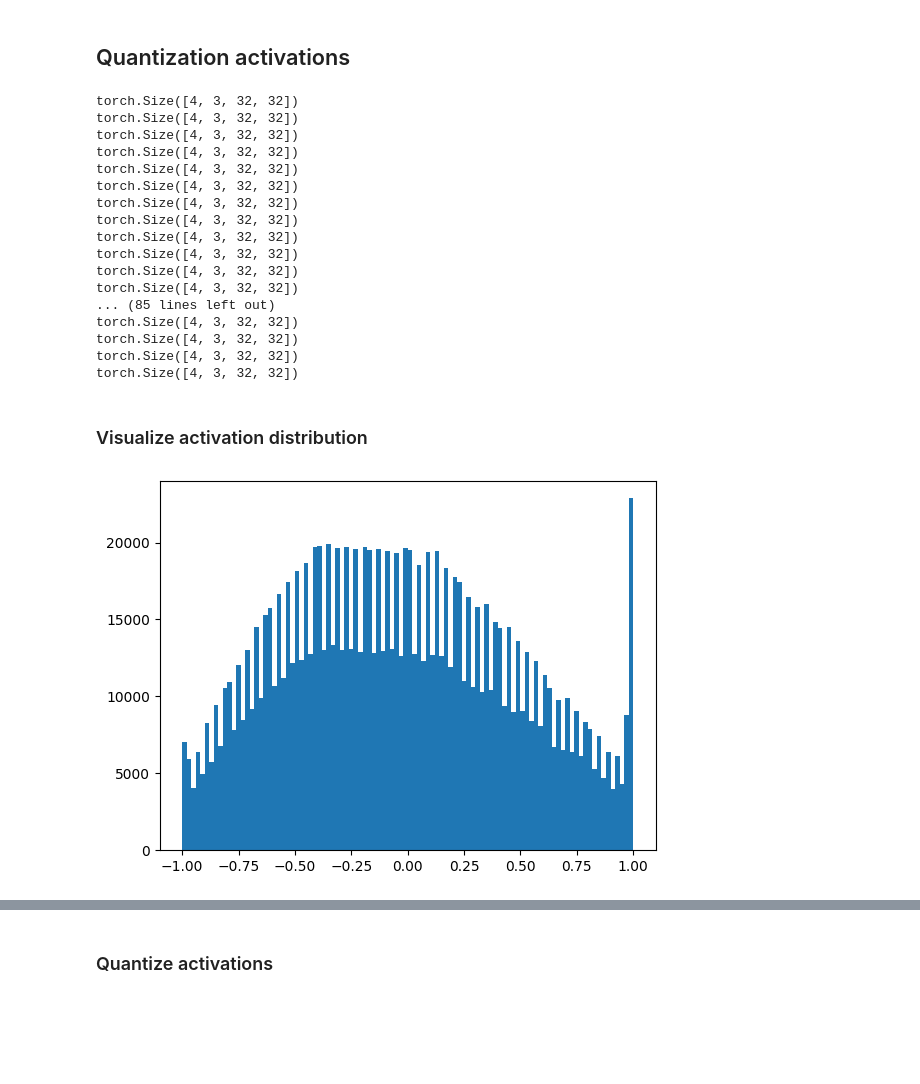
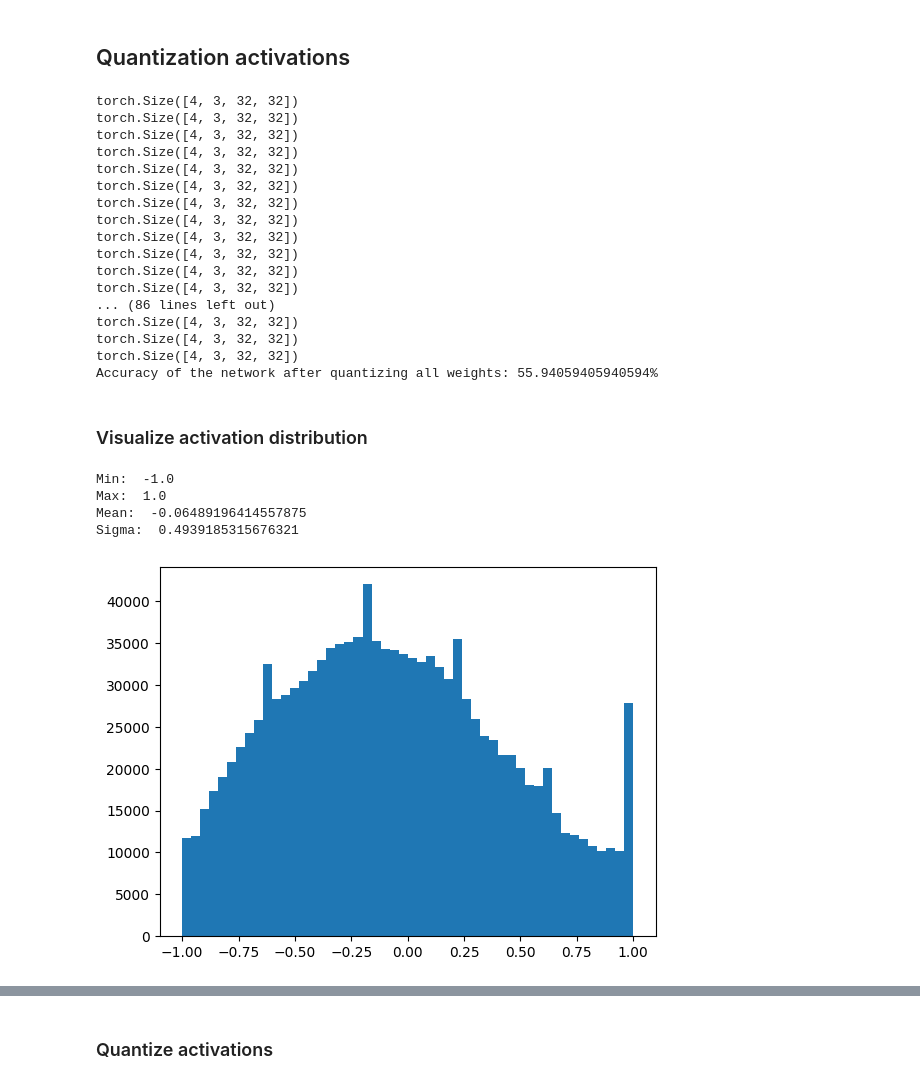
Before and after one commit to miguelJalube/labos_IAA, a Jupyter notebook: lab4/Lab4_donnée.ipynb, the cells around one changed output, grey strips where cells are left out. Saved outputs shown, nothing was run; the diff lists cells and outputs as text; code cells hidden in the pictures; blank space fills up the shorter version.

```diff
--- a/lab4/Lab4_donnée.ipynb
+++ b/lab4/Lab4_donnée.ipynb
@@ -337,8 +342,9 @@ register_activation_profiling_hooks(net_q3)
 
 # Run through the training dataset again while profiling the input and output activations this time
 # We don't actually have to perform gradient descent for this, so we can use the "test" function
-test(net_q3, trainloader, max_samples=400)
+score = test(net_q3, trainloader, max_samples=400)
 net_q3.profile_activations = False
+print('Accuracy of the network after quantizing all weights: {}%'.format(score))
 # %% [output]
 torch.Size([4, 3, 32, 32])
 torch.Size([4, 3, 32, 32])
@@ -352,20 +358,34 @@ torch.Size([4, 3, 32, 32])
 torch.Size([4, 3, 32, 32])
 torch.Size([4, 3, 32, 32])
 torch.Size([4, 3, 32, 32])
-... (85 lines left out)
+... (86 lines left out)
 torch.Size([4, 3, 32, 32])
 torch.Size([4, 3, 32, 32])
 torch.Size([4, 3, 32, 32])
-torch.Size([4, 3, 32, 32])
+Accuracy of the network after quantizing all weights: 55.94059405940594%
 # %% [markdown]
 ### Visualize activation distribution
 # %%
 # ADD YOUR CODE HERE: to plot activation distribution
 # You can access the activation matrice like this:
 net_q3.input_activations
-net_q3.conv1.activations
 
-plt.hist(net_q3.input_activations, bins=100)
+plt.hist(net_q3.input_activations, bins=50)
+
+# range
+print("Min: ", net_q3.input_activations.min())
+print("Max: ", net_q3.input_activations.max())
+
+mean = net_q3.input_activations.mean()
+print("Mean: ", mean)
+
+sigma = net_q3.input_activations.std()
+print("Sigma: ", sigma)
+
 plt.show()
 # %% [output]
+Min:  -1.0
+Max:  1.0
+Mean:  -0.06489196414557875
+Sigma:  0.4939185315676321
-[figure, old version]
+[figure, new version]
```
Also changed, not shown: parts of 8 cells of this notebook, 1 other file.
